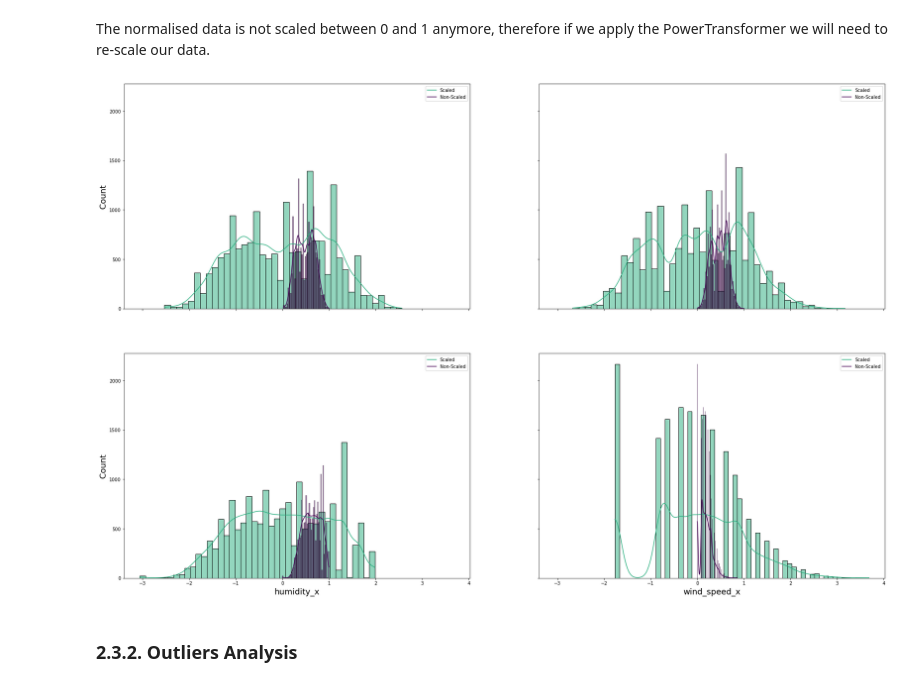
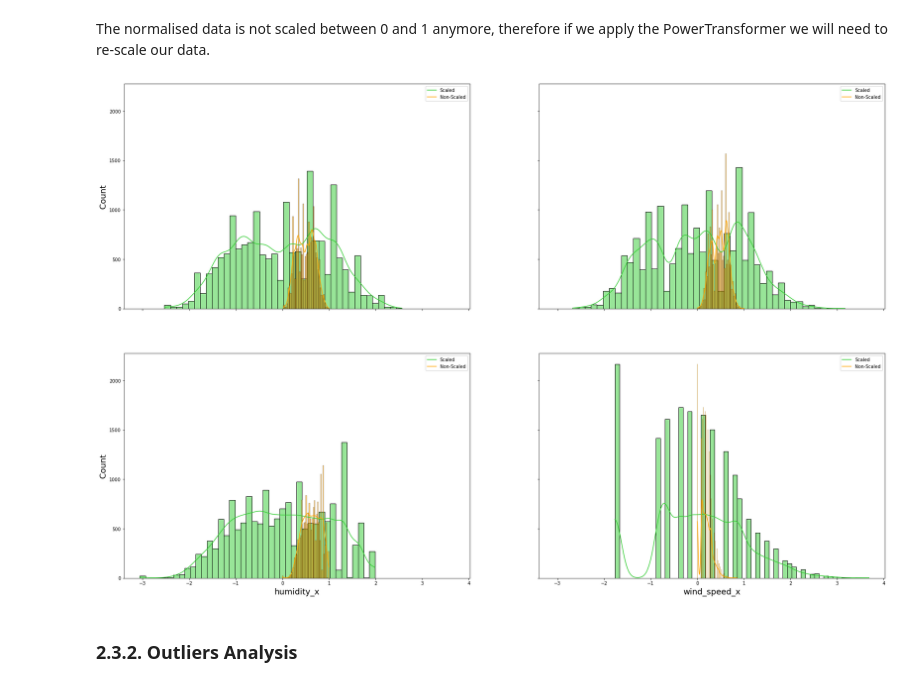
Before and after one commit to Timorig/bikes_prediction, a Jupyter notebook: Predicting_Bikes_demand_project.ipynb, the cells around one changed output. Drawn from its saved outputs; the diff is of its cells as text; code cells hidden in the pictures.

```diff
--- a/Predicting_Bikes_demand_project.ipynb
+++ b/Predicting_Bikes_demand_project.ipynb
@@ -665,16 +665,16 @@ bin_data["humidity"] = pd.qcut(bin_data["humidity"], 5, labels=["Very Low Humidi
 fig, axes = plt.subplots(3, 1, figsize=(12, 16), sharex=True)
 
 for ax, column in zip(axes.ravel(), columns):
-    sns.scatterplot(x=bin_data.index, y=bin_data["count"], hue=bin_data[column], palette="viridis", ax=ax)
+    sns.scatterplot(x=bin_data.index, y=bin_data["count"], hue=bin_data[column], palette="coolwarm", ax=ax)
     ax.add_patch( Rectangle((15450, 200),
                         200, 200,
                         fc ='none',
-                        ec ='red',
+                        ec ='lightblue',
                         lw = 2))
     ax.add_patch( Rectangle((15088, 120),
                         150, 150,
                         fc ='none',
-                        ec ='red',
+                        ec ='lightblue',
                         lw = 2))
     ax.set_title(f"Count by day for {column}")
 # %% [output]
@@ -688,7 +688,7 @@ fig, axes = plt.subplots(1, 4, figsize=(31, 10), sharex=True)
 
 for column, ax in zip(numerical_features, axes.ravel()):
 
-    sns.histplot(initial_hour_df.loc[:, column], bins=40, color="#B8DE29FF", ax=ax)
+    sns.histplot(initial_hour_df.loc[:, column], bins=40, color='limegreen', ax=ax)
     ax.set_title(column, size=20)
     ax.axvline(np.mean(initial_hour_df.loc[:, column].dropna(0)), color="red")
     ax.axvline(np.median(initial_hour_df.loc[:, column].dropna(0)), color="black")
@@ -726,15 +726,15 @@ The normalised data is not scaled between 0 and 1 anymore, therefore if we apply
 # %%
 fig, axes = plt.subplots(2, 2, figsize = (30, 20), sharex=True, sharey=True)
 before_after_numer_df = pd.merge(scaled_numerical, initial_hour_df[numerical_features], right_index=True, left_index=True)
 
 for ax, scaled, non_scaled in zip(axes.ravel(), before_after_numer_df.columns[:4], before_after_numer_df.columns[4:]):
-    sns.histplot(data=before_after_numer_df, x=scaled, color="#29AF7FFF", label="Non Scaled", kde=True, ax=ax)
-    sns.histplot(data=before_after_numer_df, x=non_scaled, color="#440154FF", label="Scaled", kde=True, ax=ax)
+    sns.histplot(data=before_after_numer_df, x=scaled, color= 'limegreen', label="Non Scaled", kde=True, ax=ax)
+    sns.histplot(data=before_after_numer_df, x=non_scaled, color= 'orange', label="Scaled", kde=True, ax=ax)
     ax.legend(["Scaled", "Non-Scaled"])
     ax.set_xlabel(scaled,size=18)
     ax.set_ylabel("Count",size=18)
 # %% [output]
-[figure, old version]
+[figure, new version]
 # %% [markdown]
 <a id="11" ></a>
 ### 2.3.2. Outliers Analysis
```
Also changed, not shown: parts of 6 cells of this notebook.
